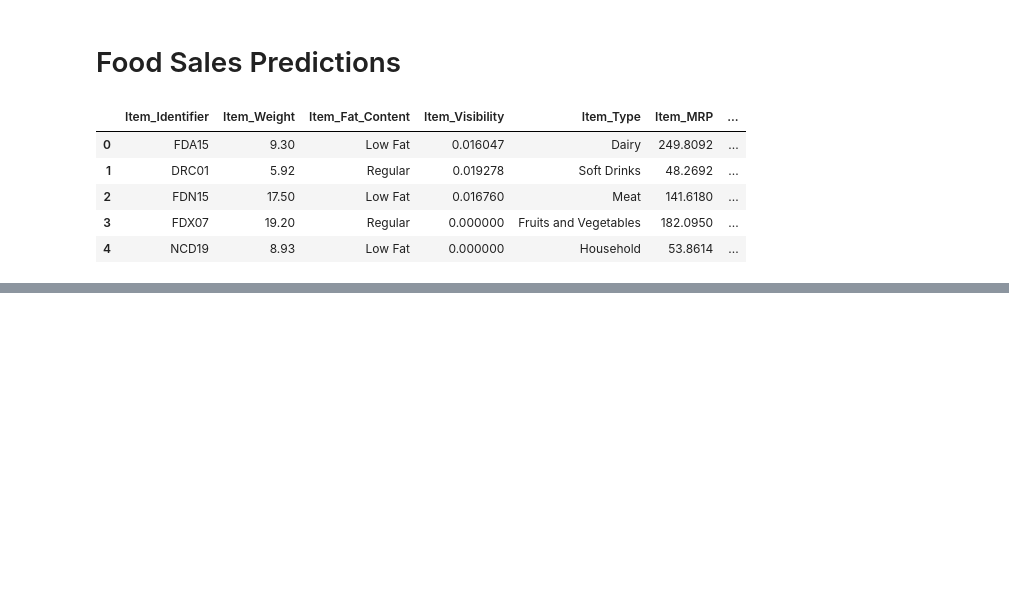
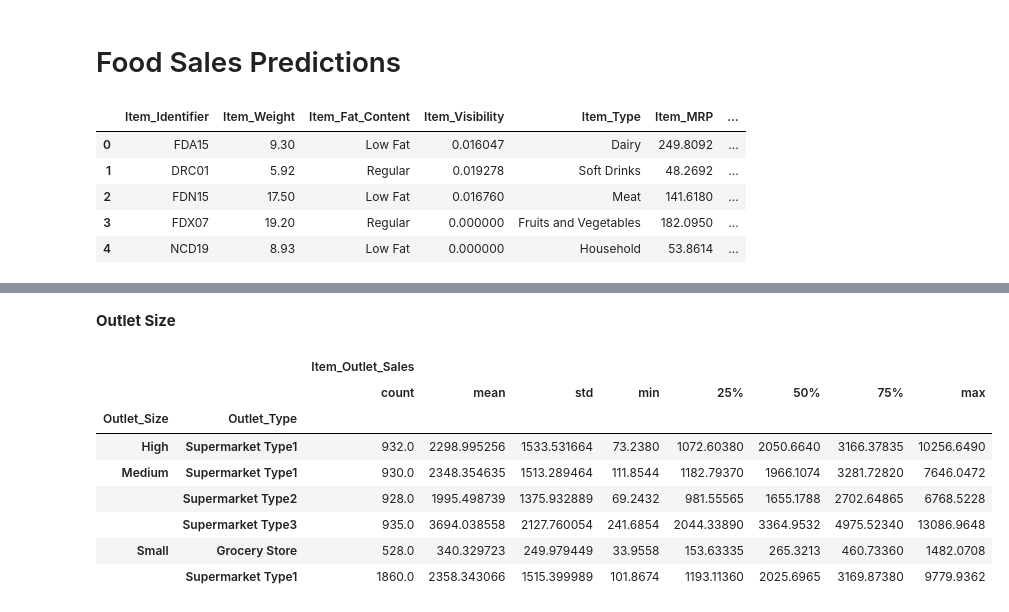
Before and after one commit to ialkamal/food-sales-predictions, a Jupyter notebook: food_sales_predictions.ipynb, the cells around one changed output, grey strips where cells are left out. Saved outputs shown, nothing was run; the diff lists cells and outputs as text; code cells hidden in the pictures; blank space fills up the shorter version.

```diff
--- a/food_sales_predictions.ipynb
+++ b/food_sales_predictions.ipynb
@@ -18,0 +159,2 @@ sales_ds.head()
+# %%
+sales_ds['Item_Weight'].fillna(item_weight['Item_Weight'].mean(), inplace = True)
@@ -18,0 +177,14 @@ sales_ds.head()
+# %% [markdown]
+**Outlet Size**
+# %%
+sales_ds.groupby(['Outlet_Size',"Outlet_Type"])[["Item_Outlet_Sales"]].describe()
+# %% [output]
+|  |  | Item_Outlet_Sales |  |  |  |  |  |  |  |
+|  |  | count | mean | std | min | 25% | 50% | 75% | max |
+| Outlet_Size | Outlet_Type |  |  |  |  |  |  |  |  |
+| High | Supermarket Type1 | 932.0 | 2298.995256 | 1533.531664 | 73.2380 | 1072.60380 | 2050.6640 | 3166.37835 | 10256.6490 |
+| Medium | Supermarket Type1 | 930.0 | 2348.354635 | 1513.289464 | 111.8544 | 1182.79370 | 1966.1074 | 3281.72820 | 7646.0472 |
+|  | Supermarket Type2 | 928.0 | 1995.498739 | 1375.932889 | 69.2432 | 981.55565 | 1655.1788 | 2702.64865 | 6768.5228 |
+|  | Supermarket Type3 | 935.0 | 3694.038558 | 2127.760054 | 241.6854 | 2044.33890 | 3364.9532 | 4975.52340 | 13086.9648 |
+| Small | Grocery Store | 528.0 | 340.329723 | 249.979449 | 33.9558 | 153.63335 | 265.3213 | 460.73360 | 1482.0708 |
+|  | Supermarket Type1 | 1860.0 | 2358.343066 | 1515.399989 | 101.8674 | 1193.11360 | 2025.6965 | 3169.87380 | 9779.9362 |
```
Also changed, not shown: parts of 39 cells of this notebook.
